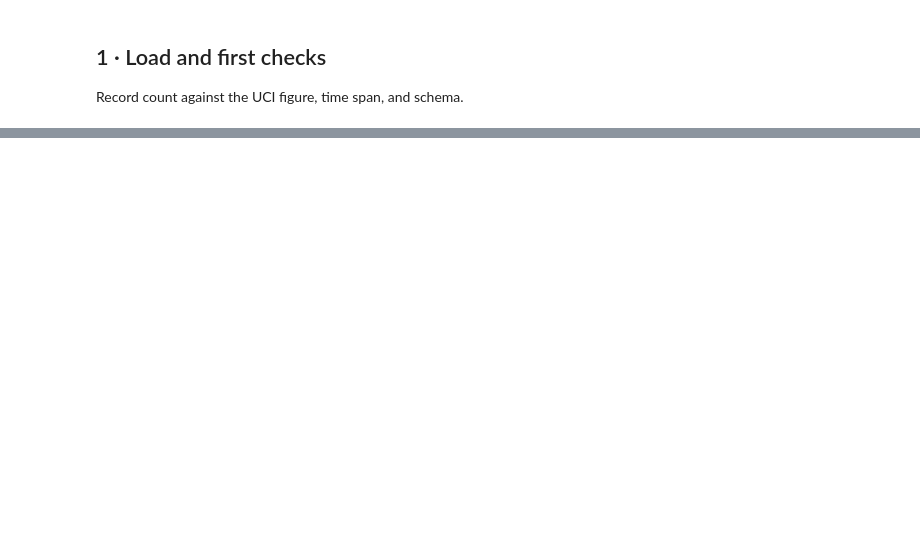
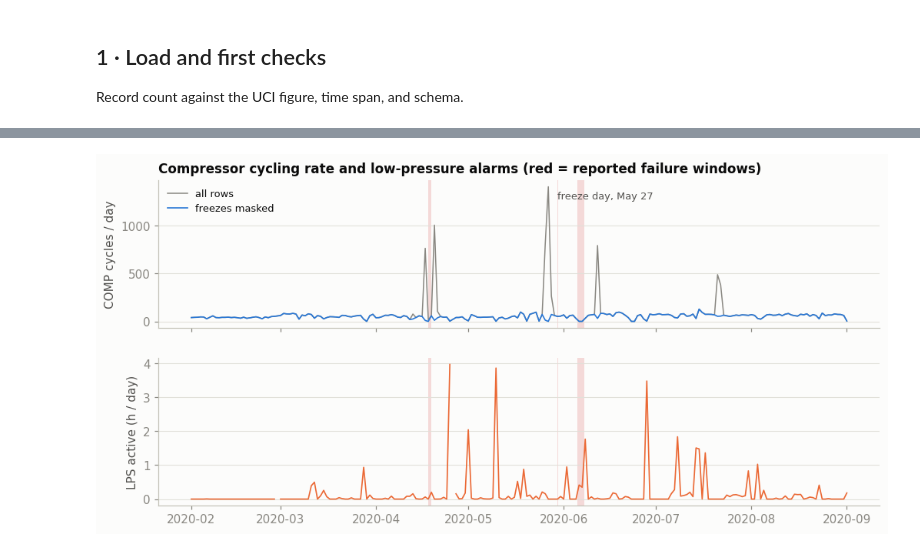
Before and after one commit to roshcs-mpsai/PdM-Agent, a Jupyter notebook: notebooks/metropt3_eda.ipynb, the cells around one changed output, grey strips where cells are left out. Saved outputs shown, nothing was run; the diff lists cells and outputs as text; code cells hidden in the pictures; blank space fills up the shorter version.

```diff
--- a/notebooks/metropt3_eda.ipynb
+++ b/notebooks/metropt3_eda.ipynb
@@ -370,15 +758,26 @@ plt.show()
 # %%
-comp_cycles = (ts.COMP.diff().abs() == 1).resample('D').sum() / 2
+flip = ts.COMP.diff().abs() == 1
+both_live = ~ts.frozen & ~ts.frozen.shift(fill_value=False)
+has_rows = ts.COMP.resample('D').size() > 0
+comp_raw = (flip.resample('D').sum() / 2)[has_rows]
+comp_cycles = ((flip & both_live).resample('D').sum() / 2)[has_rows]
 lps_hours = ts.LPS.resample('D').mean() * 24
 
 fig, axes = plt.subplots(2, 1, figsize=(11, 5), sharex=True)
-axes[0].plot(comp_cycles.index, comp_cycles, color=BLUE, lw=1.1)
+axes[0].plot(comp_raw.index, comp_raw, color=MUTED, lw=1.0, label='all rows')
+axes[0].plot(comp_cycles.index, comp_cycles, color=BLUE, lw=1.1, label='freezes masked')
+peak = comp_raw.idxmax()
+axes[0].annotate(f'freeze day, {peak:%b %d}', (peak, comp_raw.max()), xytext=(8, -4),
+                 textcoords='offset points', color=INK2, fontsize=8.5, va='top')
+axes[0].legend(loc='upper left', frameon=False, fontsize=8.5)
 axes[0].set_ylabel('COMP cycles / day')
 axes[0].set_title('Compressor cycling rate and low-pressure alarms '
                   '(red = reported failure windows)')
 axes[1].plot(lps_hours.index, lps_hours, color=ORANGE, lw=1.1)
 axes[1].set_ylabel('LPS active (h / day)')
 for ax in axes:
     shade_failures(ax)
     ax.grid(axis='x', visible=False)
 plt.show()
+# %% [output]
+[figure, added]
```
Also changed, not shown: parts of 74 cells of this notebook.
